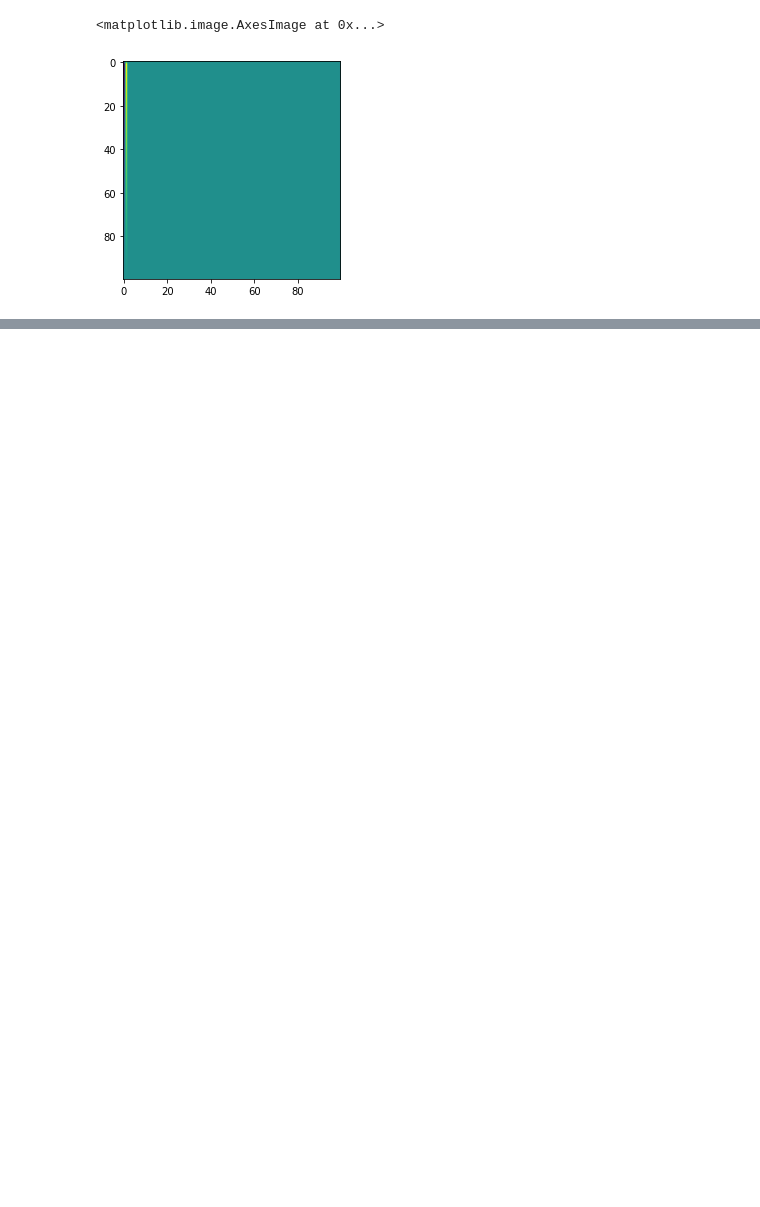
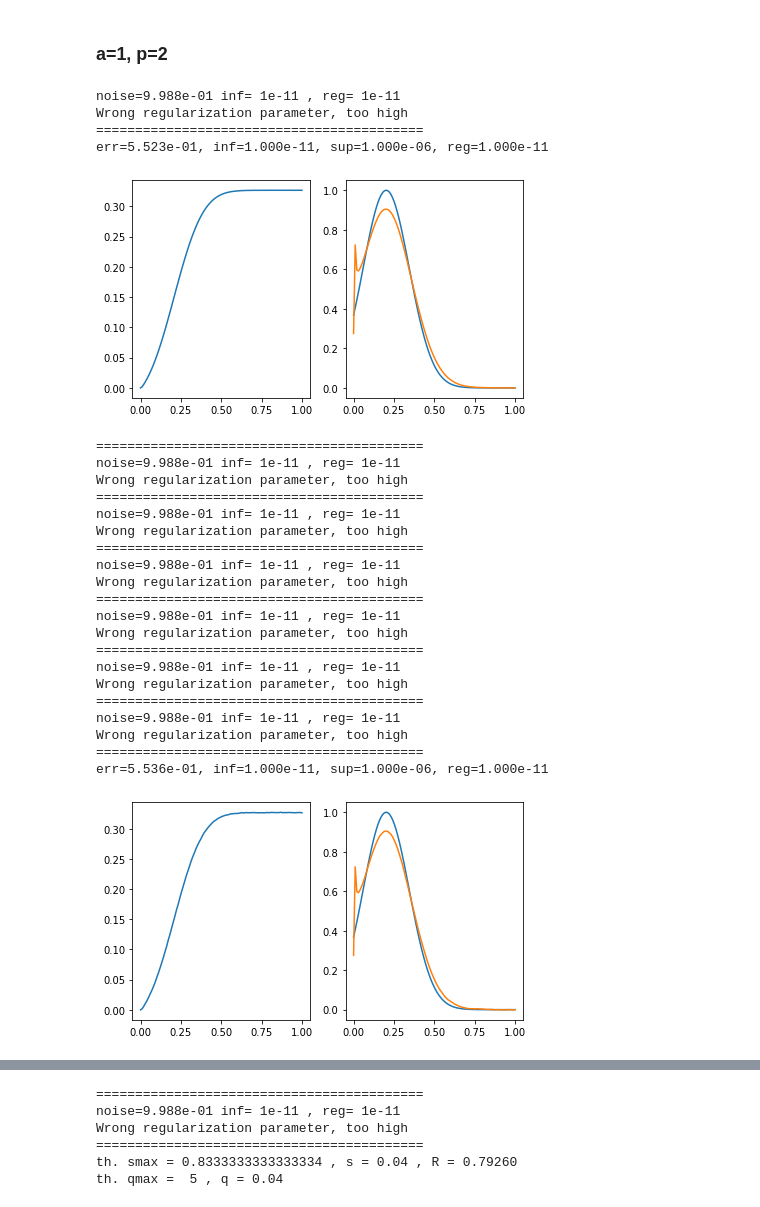
Before and after one commit to ceciledellavalle/RegularisationHS, a Jupyter notebook: Test a=1,p=1.ipynb, the cells around one changed output, grey strips where cells are left out. Saved outputs shown, nothing was run; the diff lists cells and outputs as text; code cells hidden in the pictures; blank space fills up the shorter version.

```diff
--- a/Test a=1,p=1.ipynb
+++ b/Test a=1,p=1.ipynb
@@ -45,5 +41,33 @@ A[abs(A)<10**-10]=0
-# %%
-plt.imshow(A)
-# %% [output]
-<matplotlib.image.AxesImage at 0x...>
-[figure, removed]
+# %% [markdown]
+### a=1, p=2
+# %%
+exp2 = AbelSolver(a=1,p=2)
+# %%
+exp2.Slope(style='offgauss')
+# %% [output]
+noise=9.988e-01 inf= 1e-11 , reg= 1e-11
+Wrong regularization parameter, too high
+==========================================
+err=5.523e-01, inf=1.000e-11, sup=1.000e-06, reg=1.000e-11
+[figure, added]
+==========================================
+noise=9.988e-01 inf= 1e-11 , reg= 1e-11
+Wrong regularization parameter, too high
+==========================================
+noise=9.988e-01 inf= 1e-11 , reg= 1e-11
+Wrong regularization parameter, too high
+==========================================
+noise=9.988e-01 inf= 1e-11 , reg= 1e-11
+Wrong regularization parameter, too high
+==========================================
+noise=9.988e-01 inf= 1e-11 , reg= 1e-11
+Wrong regularization parameter, too high
+==========================================
+noise=9.988e-01 inf= 1e-11 , reg= 1e-11
+Wrong regularization parameter, too high
+==========================================
+noise=9.988e-01 inf= 1e-11 , reg= 1e-11
+Wrong regularization parameter, too high
+==========================================
+err=5.536e-01, inf=1.000e-11, sup=1.000e-06, reg=1.000e-11
+[figure, added]
@@ -49,0 +116,6 @@ plt.imshow(A)
+==========================================
+noise=9.988e-01 inf= 1e-11 , reg= 1e-11
+Wrong regularization parameter, too high
+==========================================
+th. smax = 0.8333333333333334 , s = 0.04 , R = 0.79260
+th. qmax =  5 , q = 0.04
```
Also changed, not shown: parts of 7 cells of this notebook, 27 other files.
